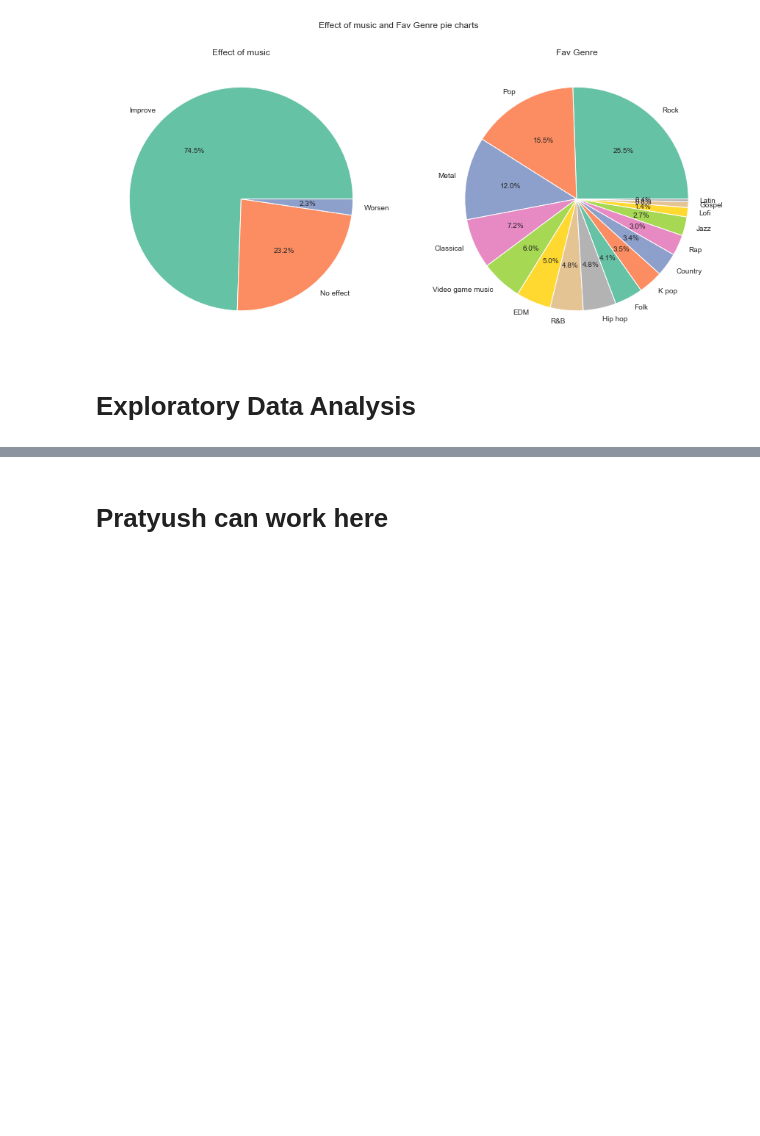
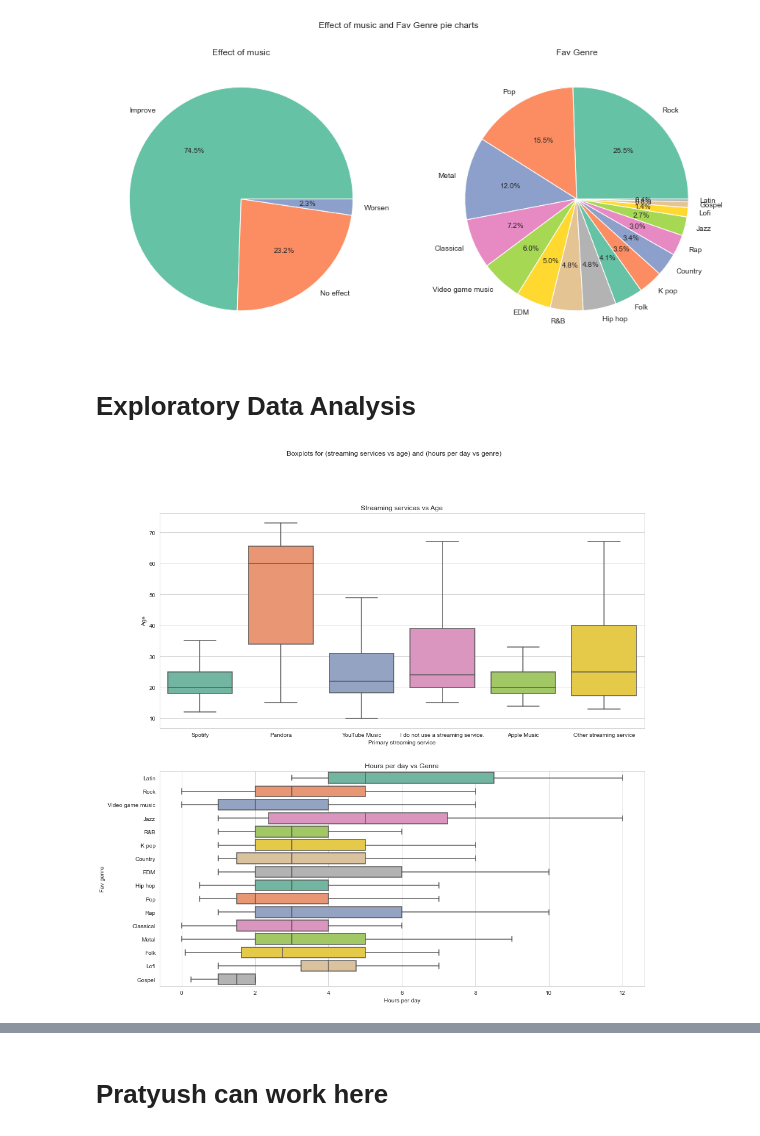
Before and after one commit to DivyanshTiwari23/BRSM_Project, a Jupyter notebook: BRSM_Project_Psyduck_2.ipynb, the cells around one changed output, grey strips where cells are left out. Saved outputs shown, nothing was run; the diff lists cells and outputs as text; code cells hidden in the pictures; blank space fills up the shorter version.

```diff
--- a/BRSM_Project_Psyduck_2.ipynb
+++ b/BRSM_Project_Psyduck_2.ipynb
@@ -221,3 +224,20 @@ plt.show()
 [figure]
 # %% [markdown]
 # Exploratory Data Analysis
+# %%
+# box plot of streaming services vs age
+fig, ax = plt.subplots(2, figsize=(15, 15))
+fig.suptitle('Boxplots for (streaming services vs age) and (hours per day vs genre)')
+
+sns.boxplot(x=df_original['Primary streaming service'], y=df_original['Age'], showfliers=False, palette='Set2', ax= ax[0])
+ax[0].set_title('Streaming services vs Age')
+
+sns.boxplot(x=df_original['Hours per day'], y=df_original['Fav genre'], showfliers=False, palette='Set2', ax= ax[1])
+ax[1].set_title('Hours per day vs Genre')
+
+
+# plt.title('Streaming services vs Age')
+plt.savefig('./Plots/Streaming services vs Age.png')
+plt.show()
+# %% [output]
+[figure, added]
```
Also changed, not shown: parts of 7 cells of this notebook, 12 other files.
